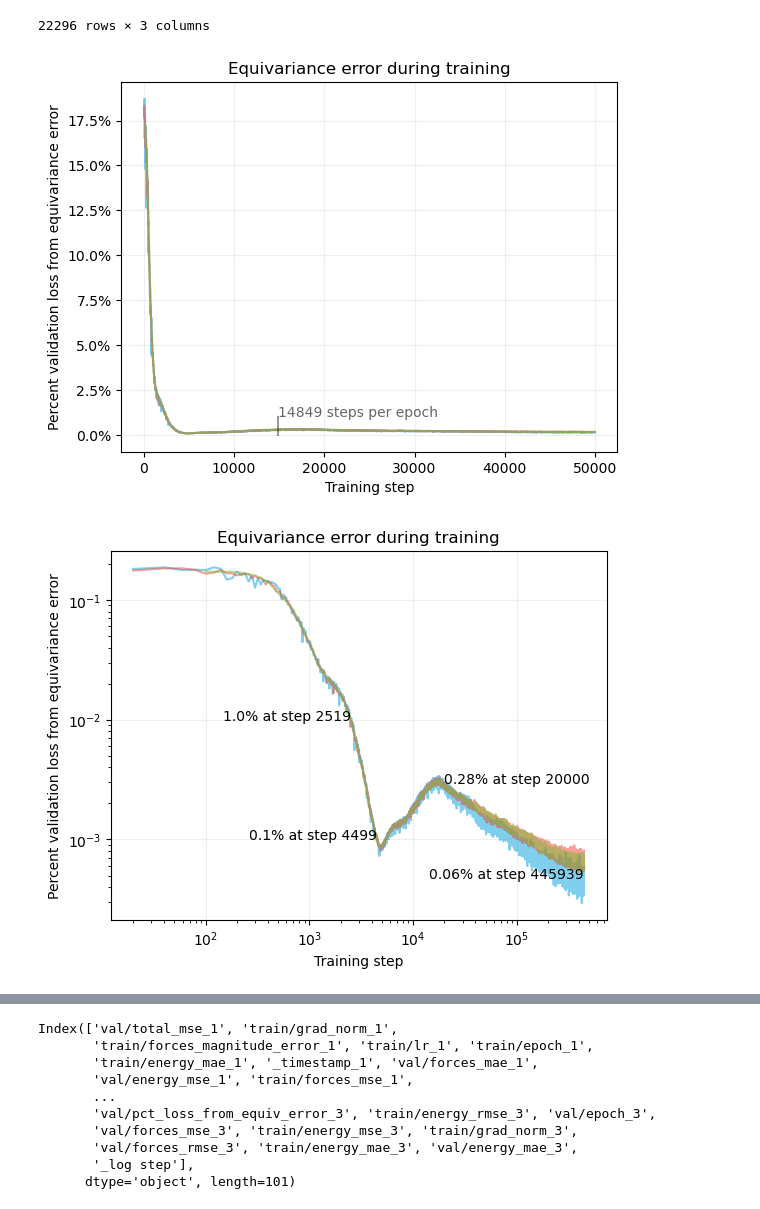
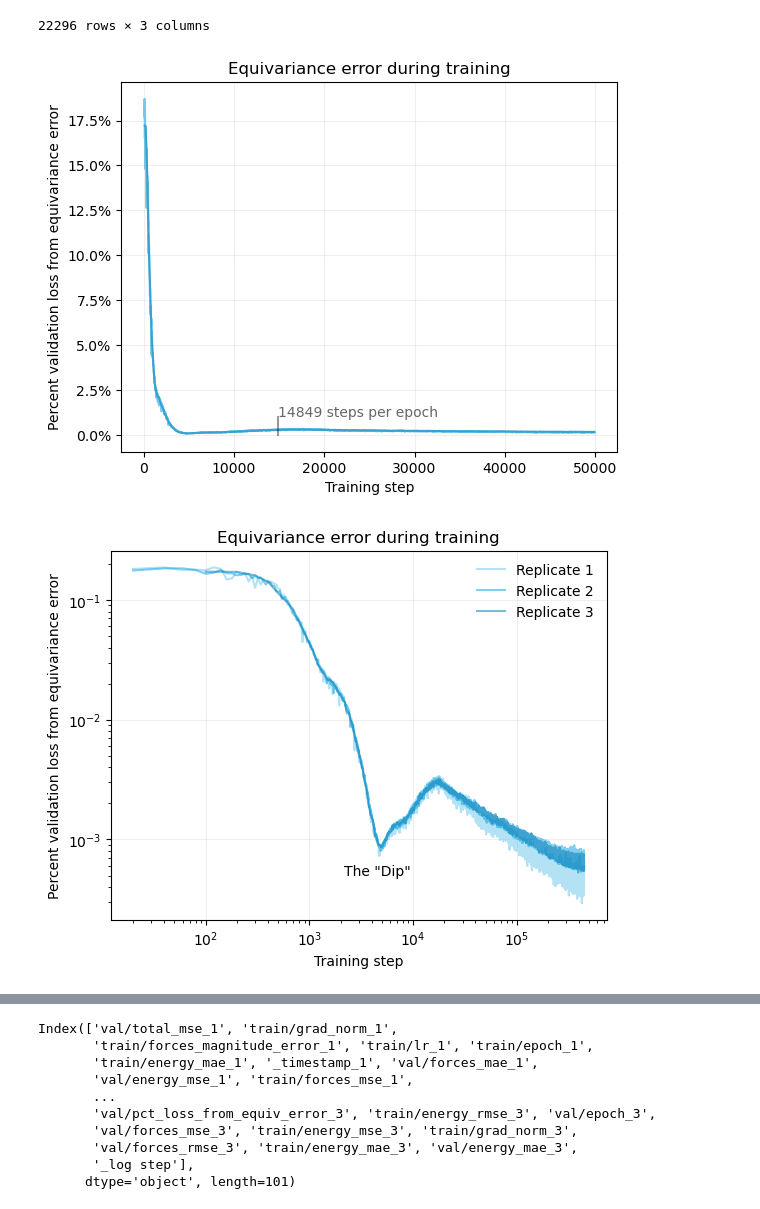
Before and after one commit to genentech/equivariance_learning, a Jupyter notebook: escaip-wandb/esc-default.ipynb, the cells around one changed output, grey strips where cells are left out. Drawn from its saved outputs; the diff is of its cells as text; code cells hidden in the pictures.

Commit message:
update colors

```diff
--- a/escaip-wandb/esc-default.ipynb
+++ b/escaip-wandb/esc-default.ipynb
@@ -109,7 +109,7 @@ sns.lineplot(
     data=mdf[mdf['_step'] < max_x],
     x='_step',
     y='val/pct_loss_from_equiv_error_2',
-    color = '#ec4339',
+    color = '#68c7ec',
     errorbar = None,
     alpha=0.5,
     ax = ax,
@@ -118,7 +118,7 @@ sns.lineplot(
     data=mdf[mdf['_step'] < max_x],
     x='_step',
     y='val/pct_loss_from_equiv_error_3',
-    color = '#7cb82f',
+    color = '#0077b5',
     errorbar = None,
     alpha=0.5,
     ax = ax,
@@ -141,13 +141,14 @@ plt.savefig('escaip-equivariance_error_training.png', dpi=300, bbox_inches='tigh
 plt.show()
 plt.close()
 # %% [output]
-[figure, old version]
+[figure, new version]
 # %%
 sns.lineplot(
     data=mdf,
     x='_step',
     y='val/pct_loss_from_equiv_error_1',
-    color = '#00a0dc',
+    color = '#68c7ec',
+    label = 'Replicate 1',
     errorbar = None,
     alpha=0.5,
 )
@@ -155,68 +156,72 @@ sns.lineplot(
     data=mdf,
     x='_step',
     y='val/pct_loss_from_equiv_error_2',
-    color = '#ec4339',
+    color = '#00a0dc',
+    label = 'Replicate 2',
     errorbar = None,
     alpha=0.5,
 )
 sns.lineplot(
     data=mdf,
     x='_step',
     y='val/pct_loss_from_equiv_error_3',
-    color = '#7cb82f',
+    color = '#0077b5',
+    label = 'Replicate 3',
     errorbar = None,
     alpha=0.5,
 )
 
 # sns.despine()
 plt.yscale('log')
 plt.xscale('log')
 
 plt.ylabel('Percent validation loss from equivariance error')
 plt.xlabel('Training step')
 plt.title('Equivariance error during training')
 
+plt.grid(alpha = 0.2)
+plt.legend(frameon=False)
 
-thresholds = [0.01, 0.001]
+# thresholds = [0.01, 0.001]
+# for threshold in thresholds:
+#     x = mdf[mdf['val/pct_loss_from_equiv_error_1'] <= threshold].index[0]
 
-for threshold in thresholds:
-    x = mdf[mdf['val/pct_loss_from_equiv_error_1'] <= threshold].index[0]
-
-    plt.text(
-        x,
-        threshold,
-        f'{threshold:.1%} at step {x}',
-        ha='right',
-    );
+#     plt.text(
+#         x,
+#         threshold,
+#         f'{threshold:.1%} at step {x}',
+#         ha='right',
+#     );
 
 # draw text for last point
-last_x = mdf.index[-1]
-last_y = mdf['val/pct_loss_from_equiv_error_1'].iloc[-1]
-plt.text(
-    last_x,
-    last_y,
-    f'{last_y:.2%} at step {last_x}',
-    ha='right',
-    va='top',
-);
-plt.grid(alpha = 0.2)
+# last_x = mdf.index[-1]
+# last_y = mdf['val/pct_loss_from_equiv_error_1'].iloc[-1]
+# plt.text(
+#     last_x,
+#     last_y,
+#     f'{last_y:.2%} at step {last_x}',
+#     ha='right',
+#     va='top',
+# );
 
 # draw text at x = 20000
-x = 20_000
-y = mdf['val/pct_loss_from_equiv_error_1'].loc[mdf['_step'] == x].values[0]
-plt.text(
-    x,
-    y,
-    f'{y:.2%} at step {x}',
-    ha='left',
-    va='bottom',
-);
+# x = 20_000
+# y = mdf['val/pct_loss_from_equiv_error_1'].loc[mdf['_step'] == x].values[0]
+# plt.text(
+#     x,
+#     y,
+#     f'{y:.2%} at step {x}',
+#     ha='left',
+#     va='bottom',
+# );
+
+plt.text(4500, 0.0005, 'The "Dip"', ha = 'center')
 
 plt.savefig('escaip-loglog-equivariance_error_training.png', dpi=300, bbox_inches='tight')
 plt.show()
 plt.close()
 # %% [output]
-[figure, old version]
+[figure, new version]
 # %%
 # Loss curves
 
```
Also changed, not shown: parts of 1 cell of this notebook, 9 other files.
